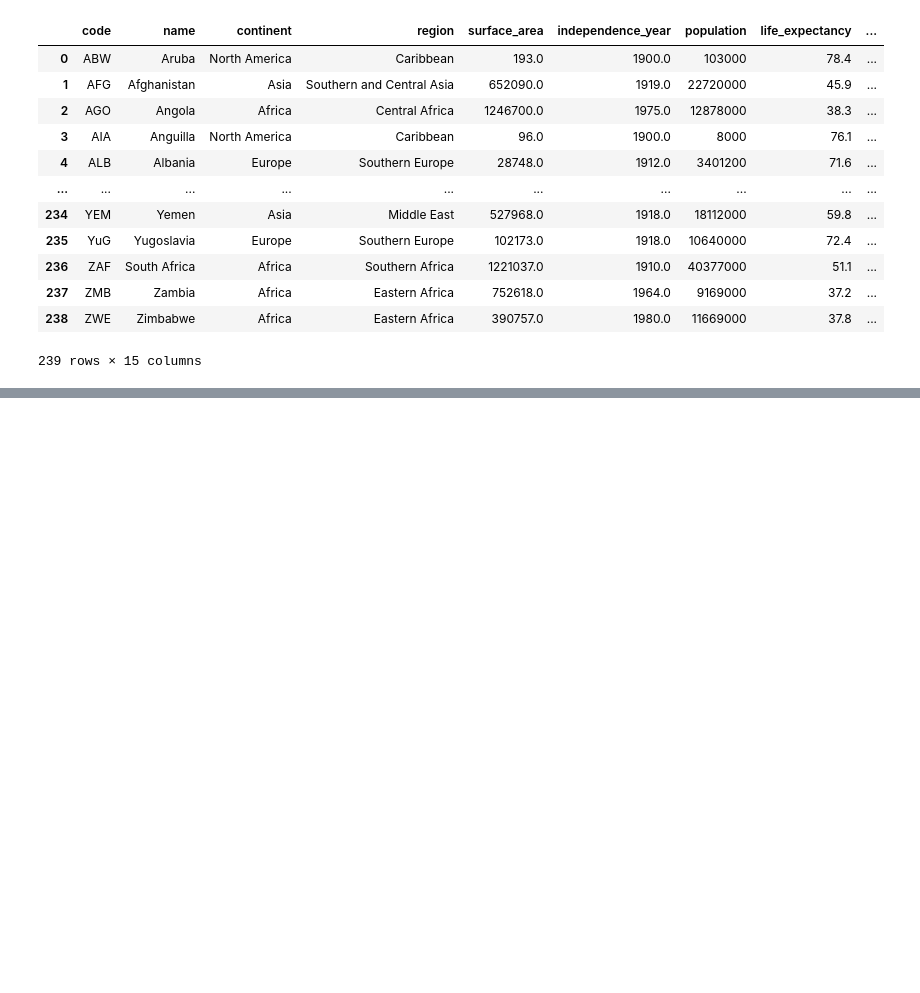
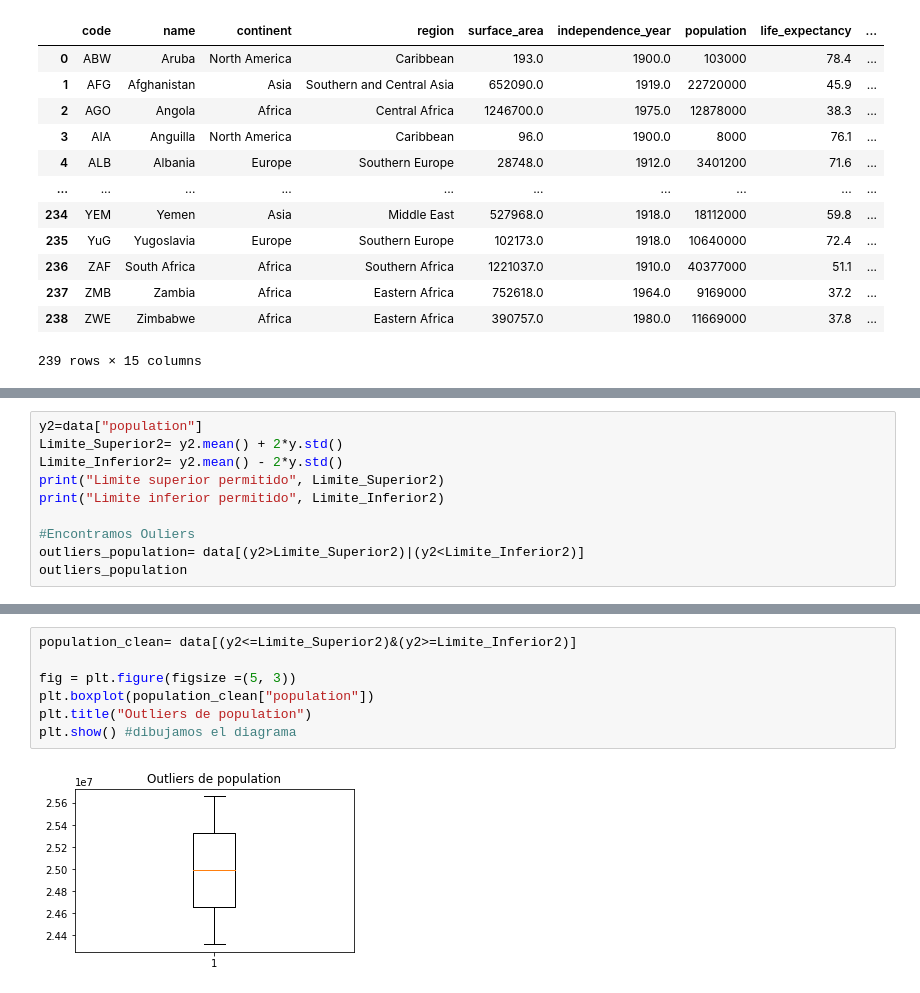
Before and after one commit to rodrigoruizteodoro/Reto_Final, a Jupyter notebook: Reto_Final.ipynb, the cells around one changed output, grey strips where cells are left out. Drawn from its saved outputs; the diff is of its cells as text; blank space fills up the shorter version.

```diff
--- a/Reto_Final.ipynb
+++ b/Reto_Final.ipynb
@@ -109,0 +147,10 @@ dtype: int64
+# %%
+y2=data["population"]
+Limite_Superior2= y2.mean() + 2*y.std()
+Limite_Inferior2= y2.mean() - 2*y.std()
+print("Limite superior permitido", Limite_Superior2)
+print("Limite inferior permitido", Limite_Inferior2)
+
+#Encontramos Ouliers
+outliers_population= data[(y2>Limite_Superior2)|(y2<Limite_Inferior2)]
+outliers_population
@@ -109,0 +173,9 @@ dtype: int64
+# %%
+population_clean= data[(y2<=Limite_Superior2)&(y2>=Limite_Inferior2)]
+
+fig = plt.figure(figsize =(5, 3))
+plt.boxplot(population_clean["population"])
+plt.title("Outliers de population")
+plt.show() #dibujamos el diagrama
+# %% [output]
+[figure, added]
```
Also changed, not shown: parts of 9 cells of this notebook.
